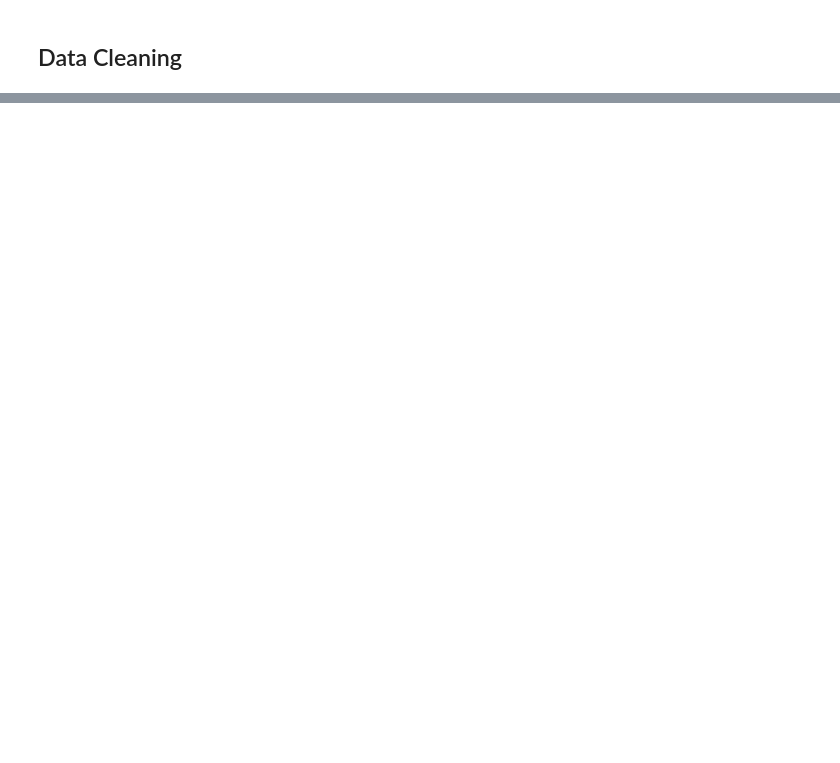
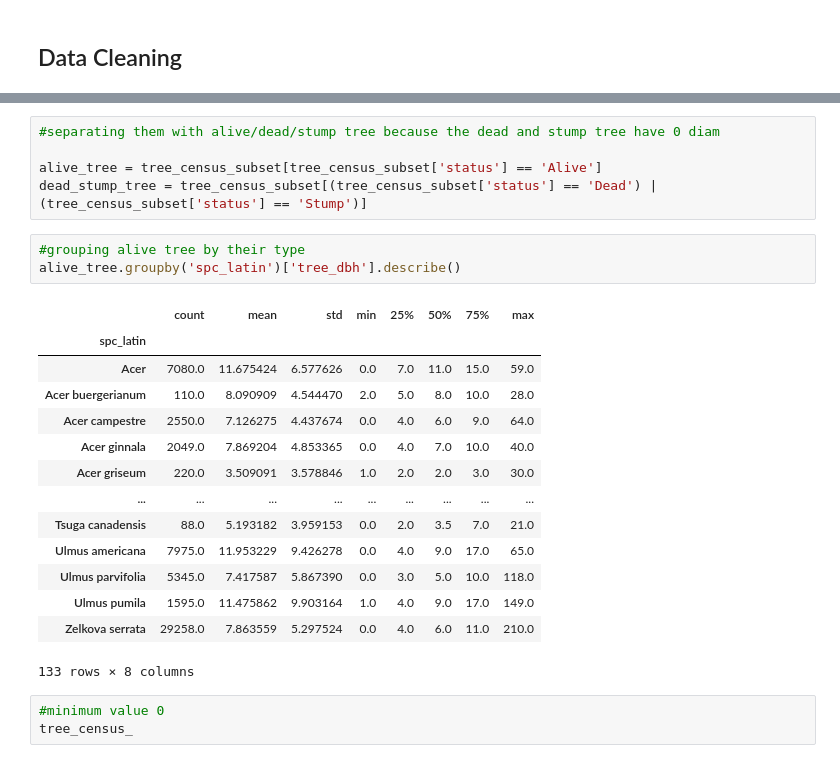
Before and after one commit to rupa-08/Tree-census-data-cleaning, a Jupyter notebook: Tree census.ipynb, the cells around one changed output, grey strips where cells are left out. Drawn from its saved outputs; the diff is of its cells as text; blank space fills up the shorter version.

```diff
--- a/Tree census.ipynb
+++ b/Tree census.ipynb
@@ -286,0 +446,26 @@ tree_problems.apply(pd.Series.value_counts)
+# %%
+#separating them with alive/dead/stump tree because the dead and stump tree have 0 diam
+
+alive_tree = tree_census_subset[tree_census_subset['status'] == 'Alive']
+dead_stump_tree = tree_census_subset[(tree_census_subset['status'] == 'Dead') | (tree_census_subset['status'] == 'Stump')]
+# %%
+#grouping alive tree by their type
+alive_tree.groupby('spc_latin')['tree_dbh'].describe()
+# %% [output]
+|  | count | mean | std | min | 25% | 50% | 75% | max |
+| spc_latin |  |  |  |  |  |  |  |  |
+| Acer | 7080.0 | 11.675424 | 6.577626 | 0.0 | 7.0 | 11.0 | 15.0 | 59.0 |
+| Acer buergerianum | 110.0 | 8.090909 | 4.544470 | 2.0 | 5.0 | 8.0 | 10.0 | 28.0 |
+| Acer campestre | 2550.0 | 7.126275 | 4.437674 | 0.0 | 4.0 | 6.0 | 9.0 | 64.0 |
+| Acer ginnala | 2049.0 | 7.869204 | 4.853365 | 0.0 | 4.0 | 7.0 | 10.0 | 40.0 |
+| Acer griseum | 220.0 | 3.509091 | 3.578846 | 1.0 | 2.0 | 2.0 | 3.0 | 30.0 |
+| ... | ... | ... | ... | ... | ... | ... | ... | ... |
+| Tsuga canadensis | 88.0 | 5.193182 | 3.959153 | 0.0 | 2.0 | 3.5 | 7.0 | 21.0 |
+| Ulmus americana | 7975.0 | 11.953229 | 9.426278 | 0.0 | 4.0 | 9.0 | 17.0 | 65.0 |
+| Ulmus parvifolia | 5345.0 | 7.417587 | 5.867390 | 0.0 | 3.0 | 5.0 | 10.0 | 118.0 |
+| Ulmus pumila | 1595.0 | 11.475862 | 9.903164 | 1.0 | 4.0 | 9.0 | 17.0 | 149.0 |
+| Zelkova serrata | 29258.0 | 7.863559 | 5.297524 | 0.0 | 4.0 | 6.0 | 11.0 | 210.0 |
+133 rows × 8 columns
+# %%
+#minimum value 0
+tree_census_
```
Also changed, not shown: parts of 15 cells of this notebook.
